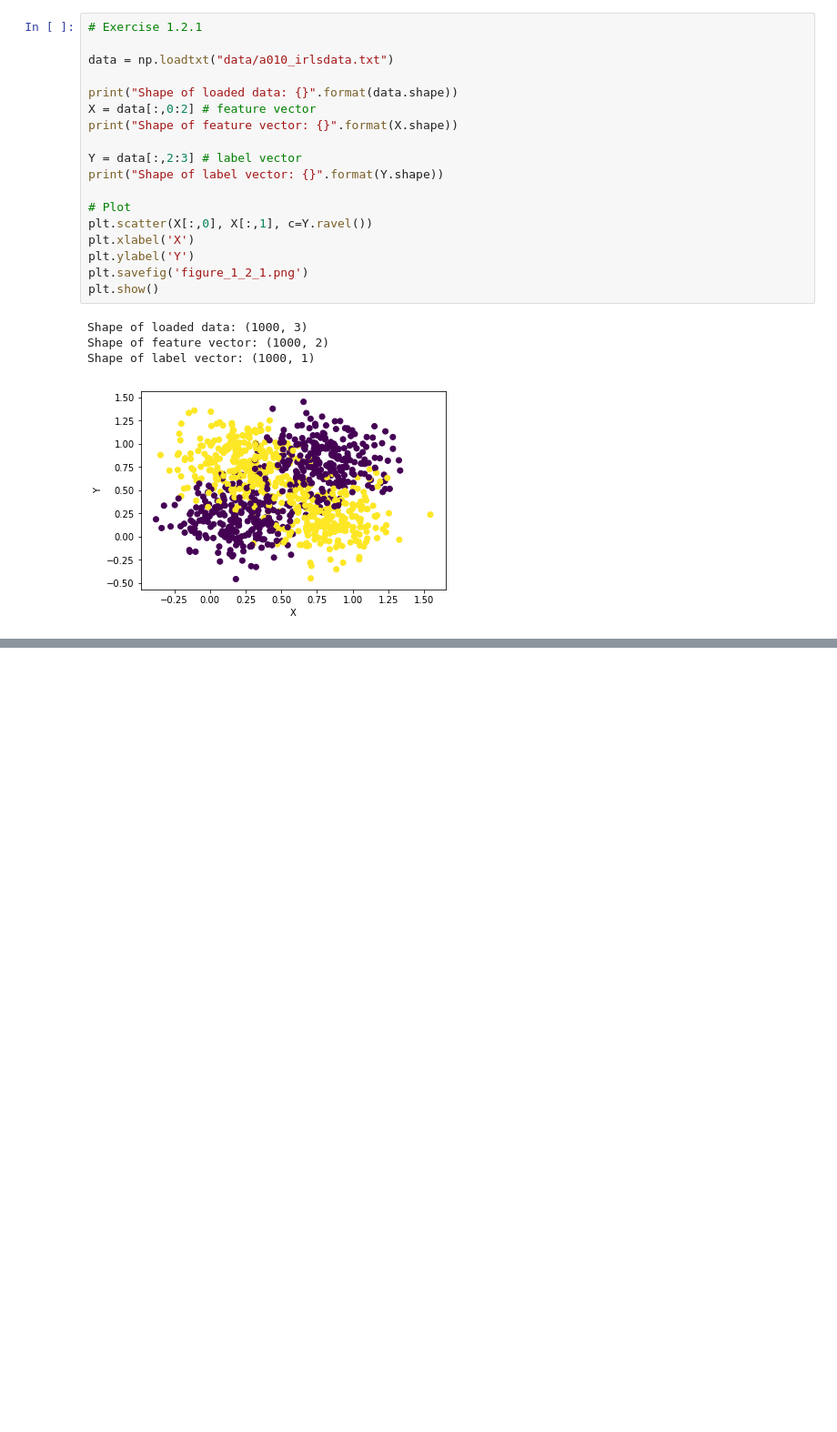
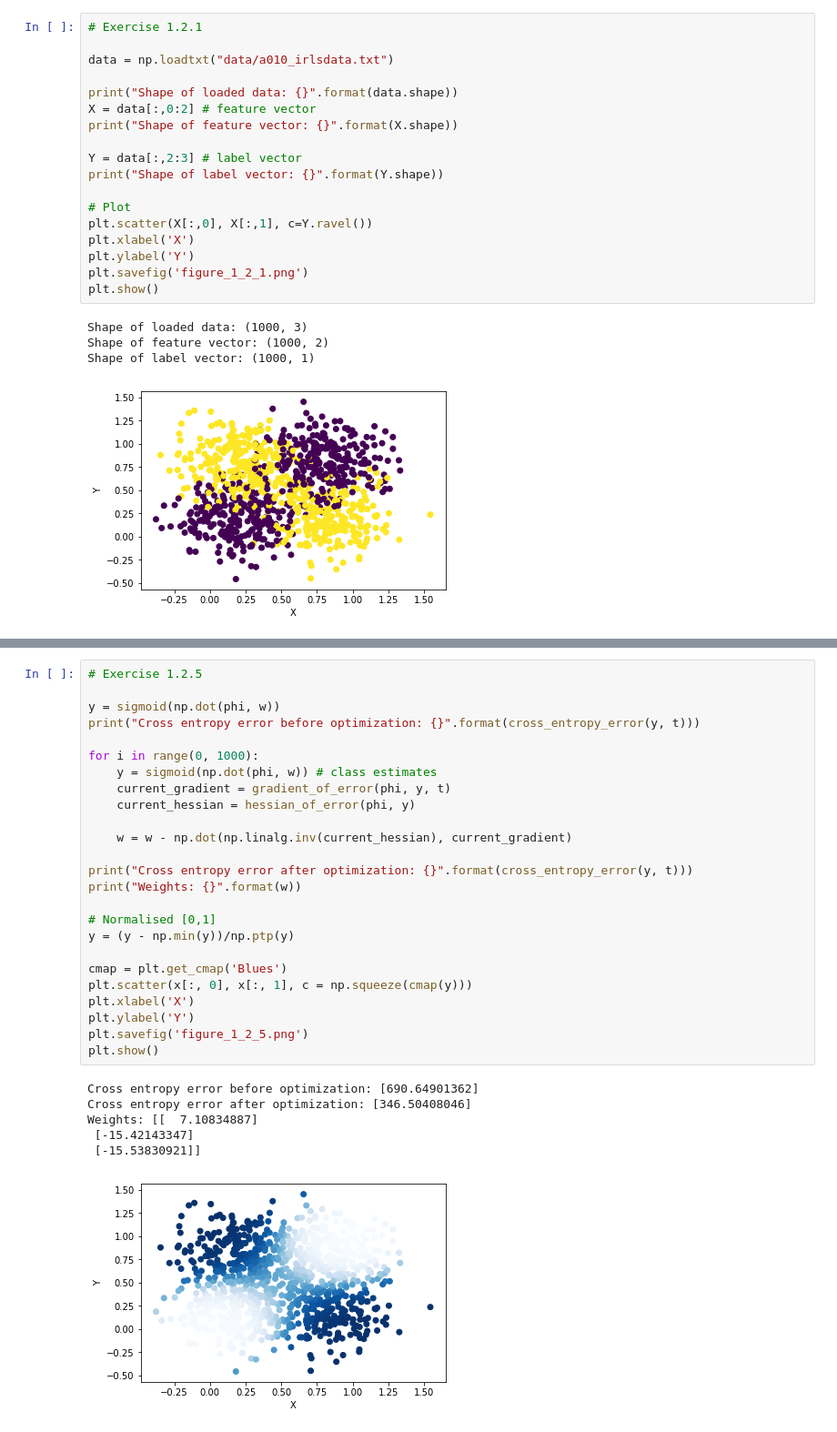
Before and after one commit to ChristophSchmidl/statistical-machine-learning, a Jupyter notebook: assignment-04/code/Exercise_1.ipynb, the cells around one changed output, grey strips where cells are left out. Shown at 91% size. Drawn from its saved outputs; the diff is of its cells as text; blank space fills up the shorter version.

```diff
--- a/assignment-04/code/Exercise_1.ipynb
+++ b/assignment-04/code/Exercise_1.ipynb
@@ -127,0 +199,32 @@ Shape of label vector: (1000, 1)
+# %%
+# Exercise 1.2.5
+
+y = sigmoid(np.dot(phi, w))
+print("Cross entropy error before optimization: {}".format(cross_entropy_error(y, t)))
+
+for i in range(0, 1000):
+    y = sigmoid(np.dot(phi, w)) # class estimates
+    current_gradient = gradient_of_error(phi, y, t)
+    current_hessian = hessian_of_error(phi, y)
+
+    w = w - np.dot(np.linalg.inv(current_hessian), current_gradient)
+
+print("Cross entropy error after optimization: {}".format(cross_entropy_error(y, t)))
+print("Weights: {}".format(w))
+
+# Normalised [0,1]
+y = (y - np.min(y))/np.ptp(y)
+
+cmap = plt.get_cmap('Blues')
+plt.scatter(x[:, 0], x[:, 1], c = np.squeeze(cmap(y)))
+plt.xlabel('X')
+plt.ylabel('Y')
+plt.savefig('figure_1_2_5.png')
+plt.show()
+# %% [output]
+Cross entropy error before optimization: [690.64901362]
+Cross entropy error after optimization: [346.50408046]
+Weights: [[  7.10834887]
+ [-15.42143347]
+ [-15.53830921]]
+[figure, added]
```
Also changed, not shown: parts of 3 cells of this notebook, 8 other files.
